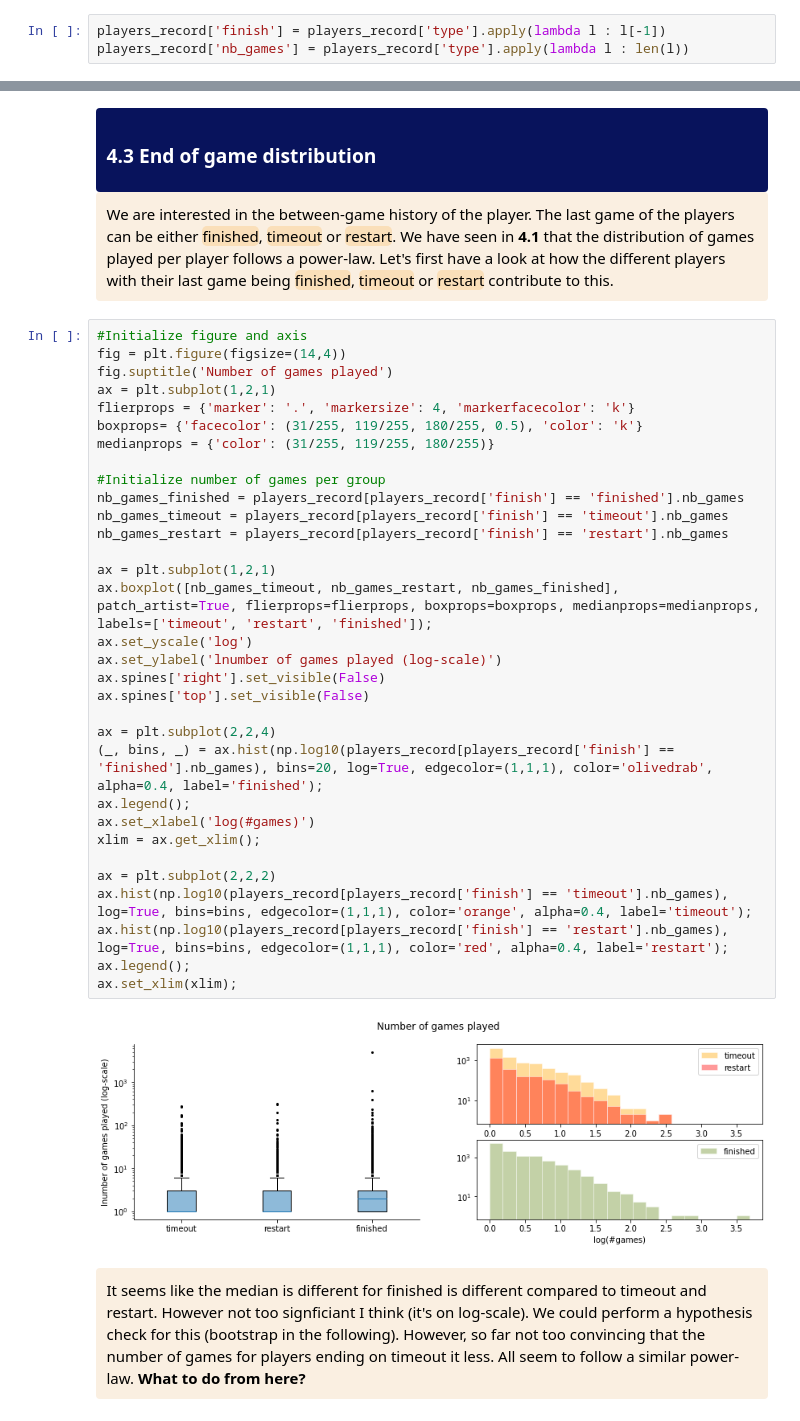
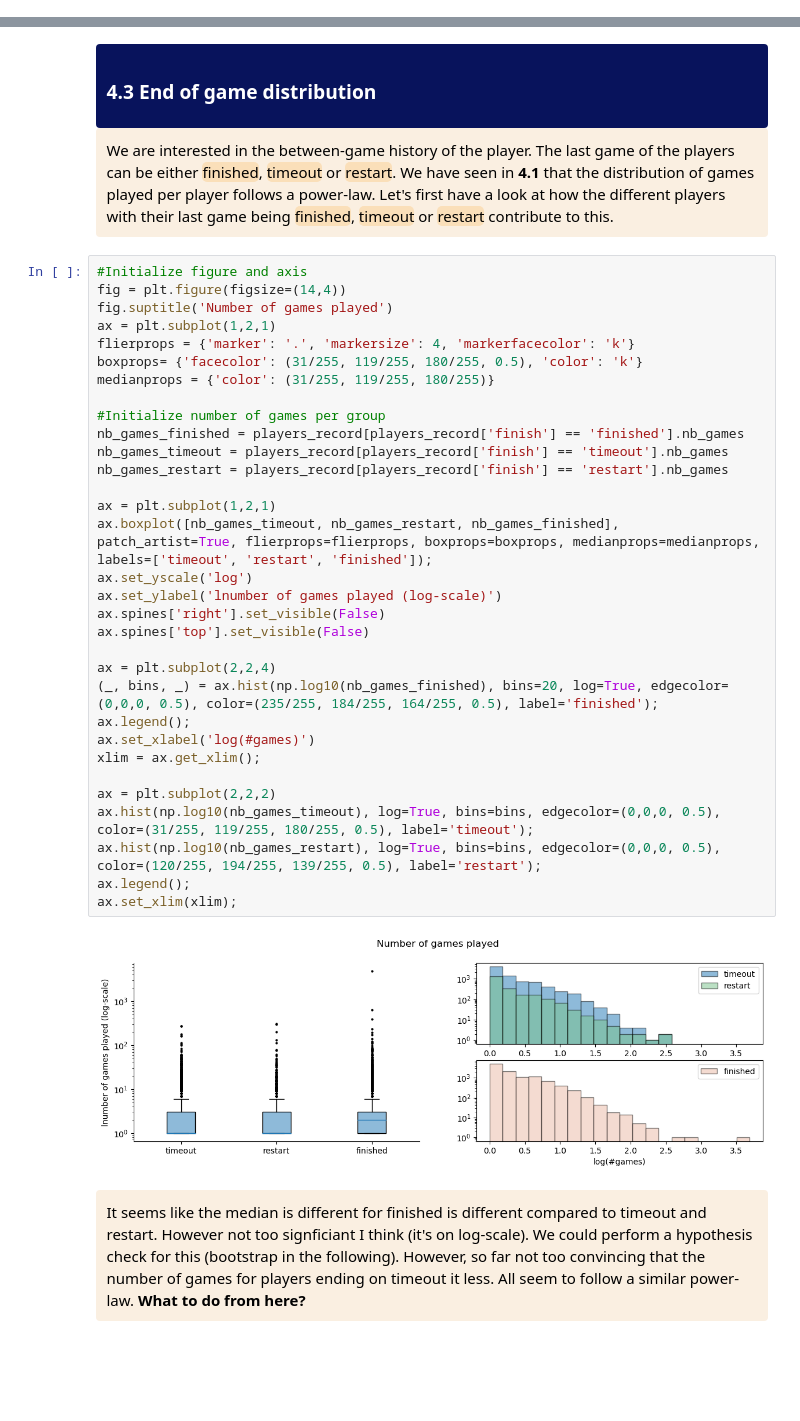
Before and after one commit to epfl-ada/ada-2022-project-7yobananaboy7, a Jupyter notebook: main.ipynb, the cells around one changed output, grey strips where cells are left out. Saved outputs shown, nothing was run; the diff lists cells and outputs as text; blank space fills up the shorter version.

Commit message:
update game distribution

```diff
--- a/main.ipynb
+++ b/main.ipynb
@@ -986,9 +986,6 @@ players_record
 | 7fff57a336c1f472 | [timeout] | timeout | 1 |
 | 7fffdba06c21ba08 | [finished, finished] | finished | 2 |
 20867 rows × 3 columns
-# %%
-players_record['finish'] = players_record['type'].apply(lambda l : l[-1])
-players_record['nb_games'] = players_record['type'].apply(lambda l : len(l))
 # %%
 players_record['finish'].value_counts()
 # %% [output]
@@ -1049,37 +1039,37 @@ From the 51318 finished paths, we have 28501 that were rated, this corresponds t
 # %%
 #Initialize figure and axis
 fig = plt.figure(figsize=(14,4))
 fig.suptitle('Number of games played')
 ax = plt.subplot(1,2,1)
 flierprops = {'marker': '.', 'markersize': 4, 'markerfacecolor': 'k'}
 boxprops= {'facecolor': (31/255, 119/255, 180/255, 0.5), 'color': 'k'}
 medianprops = {'color': (31/255, 119/255, 180/255)}
 
 #Initialize number of games per group
 nb_games_finished = players_record[players_record['finish'] == 'finished'].nb_games
 nb_games_timeout = players_record[players_record['finish'] == 'timeout'].nb_games
 nb_games_restart = players_record[players_record['finish'] == 'restart'].nb_games
 
 ax = plt.subplot(1,2,1)
 ax.boxplot([nb_games_timeout, nb_games_restart, nb_games_finished], patch_artist=True, flierprops=flierprops, boxprops=boxprops, medianprops=medianprops, labels=['timeout', 'restart', 'finished']);
 ax.set_yscale('log')
 ax.set_ylabel('lnumber of games played (log-scale)')
 ax.spines['right'].set_visible(False)
 ax.spines['top'].set_visible(False)
 
 ax = plt.subplot(2,2,4)
-(_, bins, _) = ax.hist(np.log10(players_record[players_record['finish'] == 'finished'].nb_games), bins=20, log=True, edgecolor=(1,1,1), color='olivedrab', alpha=0.4, label='finished');
+(_, bins, _) = ax.hist(np.log10(nb_games_finished), bins=20, log=True, edgecolor=(0,0,0, 0.5), color=(235/255, 184/255, 164/255, 0.5), label='finished');
 ax.legend();
 ax.set_xlabel('log(#games)')
 xlim = ax.get_xlim();
 
 ax = plt.subplot(2,2,2)
-ax.hist(np.log10(players_record[players_record['finish'] == 'timeout'].nb_games), log=True, bins=bins, edgecolor=(1,1,1), color='orange', alpha=0.4, label='timeout');
-ax.hist(np.log10(players_record[players_record['finish'] == 'restart'].nb_games), log=True, bins=bins, edgecolor=(1,1,1), color='red', alpha=0.4, label='restart');
+ax.hist(np.log10(nb_games_timeout), log=True, bins=bins, edgecolor=(0,0,0, 0.5), color=(31/255, 119/255, 180/255, 0.5), label='timeout');
+ax.hist(np.log10(nb_games_restart), log=True, bins=bins, edgecolor=(0,0,0, 0.5), color=(120/255, 194/255, 139/255, 0.5), label='restart');
 ax.legend();
 ax.set_xlim(xlim);
 # %% [output]
-[figure, old version]
+[figure, new version]
 # %% [markdown]
 <div class="1.1 explanation" style='background-color:#faefe1; border-left: solid #darkblue 4px; border-radius: 4px; padding:0.7em;'>
     <span style="color:black">
```
Also changed, not shown: parts of 19 cells of this notebook.
